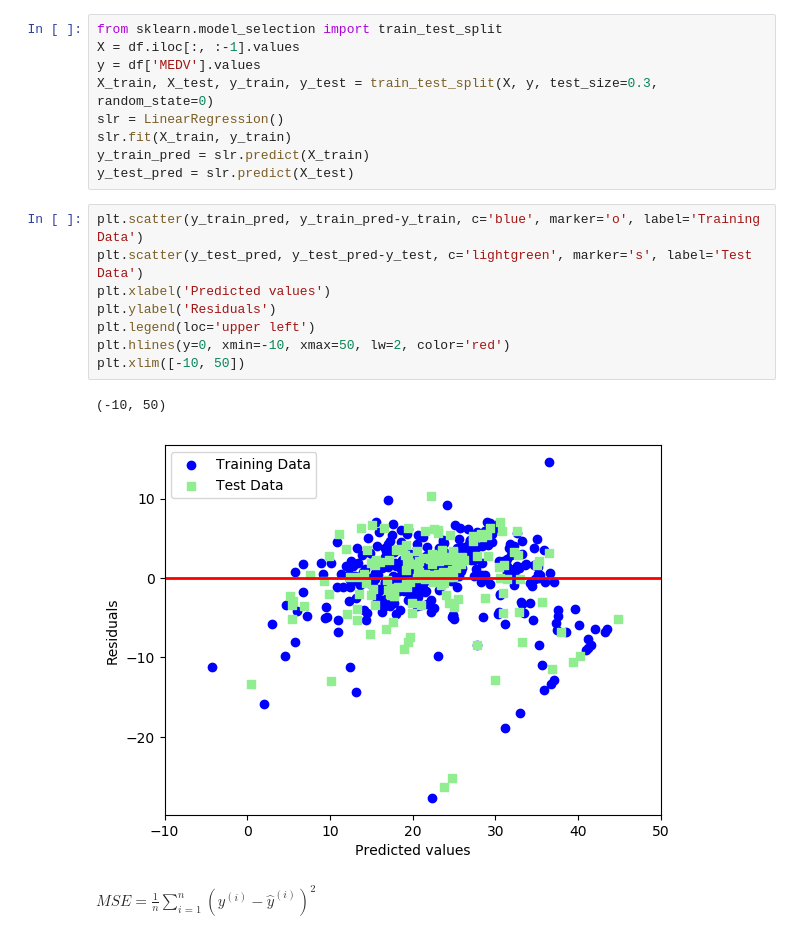
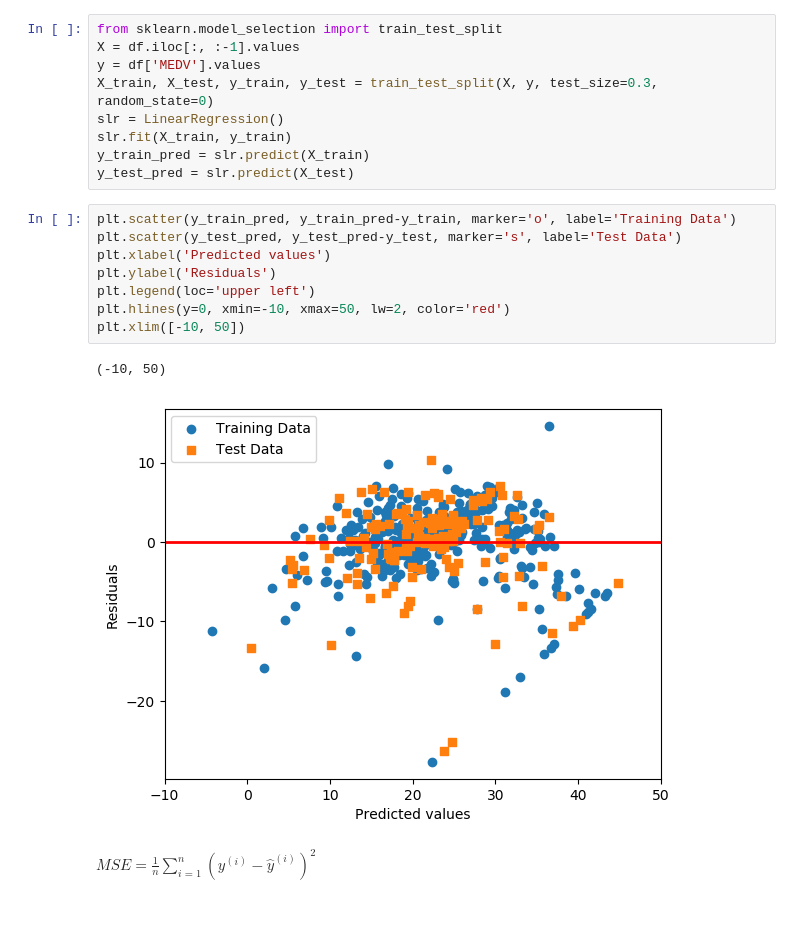
Before and after one commit to zhiwei-Feng/Python-Machine-Learning-Notebooks, a Jupyter notebook: Chapter10/chapter10.ipynb, the cells around one changed output. Drawn from its saved outputs; the diff is of its cells as text.

```diff
--- a/Chapter10/chapter10.ipynb
+++ b/Chapter10/chapter10.ipynb
@@ -202,16 +202,16 @@ slr.fit(X_train, y_train)
 y_train_pred = slr.predict(X_train)
 y_test_pred = slr.predict(X_test)
 # %%
-plt.scatter(y_train_pred, y_train_pred-y_train, c='blue', marker='o', label='Training Data')
-plt.scatter(y_test_pred, y_test_pred-y_test, c='lightgreen', marker='s', label='Test Data')
+plt.scatter(y_train_pred, y_train_pred-y_train, marker='o', label='Training Data')
+plt.scatter(y_test_pred, y_test_pred-y_test, marker='s', label='Test Data')
 plt.xlabel('Predicted values')
 plt.ylabel('Residuals')
 plt.legend(loc='upper left')
 plt.hlines(y=0, xmin=-10, xmax=50, lw=2, color='red')
 plt.xlim([-10, 50])
 # %% [output]
 (-10, 50)
-[figure, old version]
+[figure, new version]
 # %% [markdown]
 $M S E=\frac{1}{n} \sum_{i=1}^{n}\left(y^{(i)}-\hat{y}^{(i)}\right)^{2}$
 # %%
```
Also changed, not shown: parts of 20 cells of this notebook.
